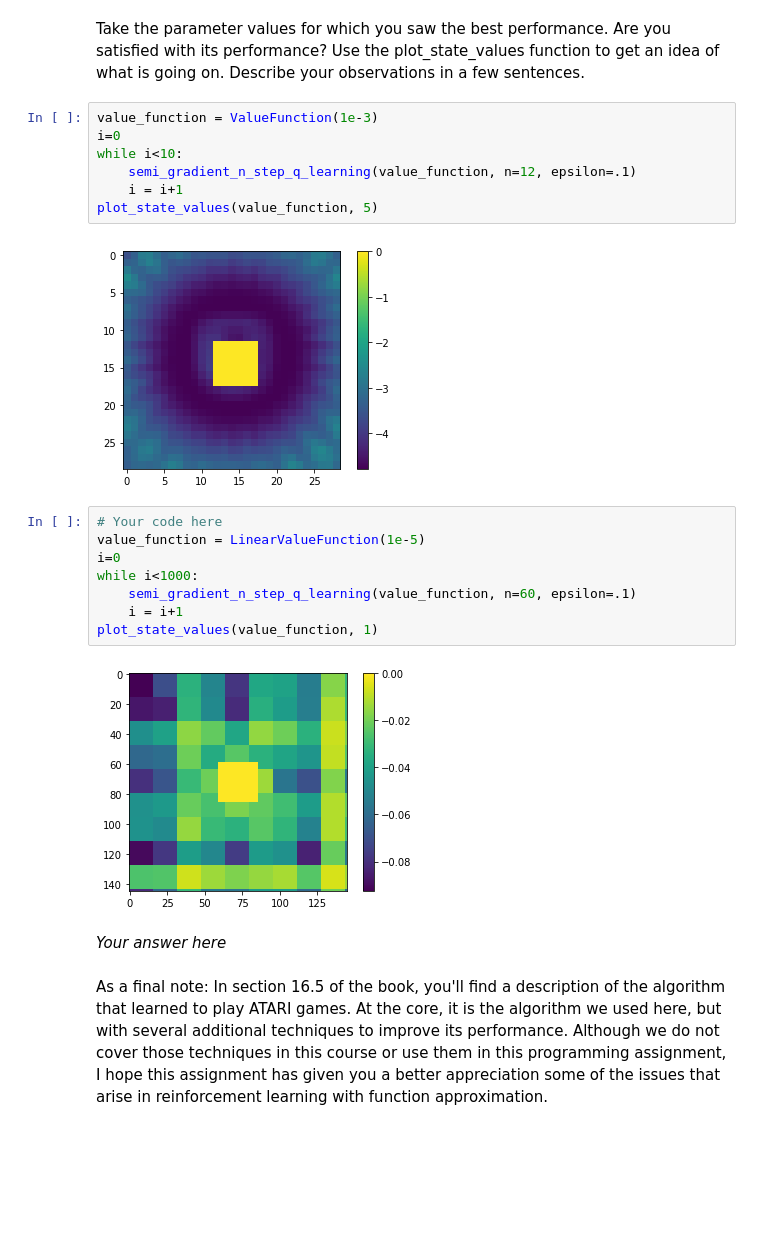
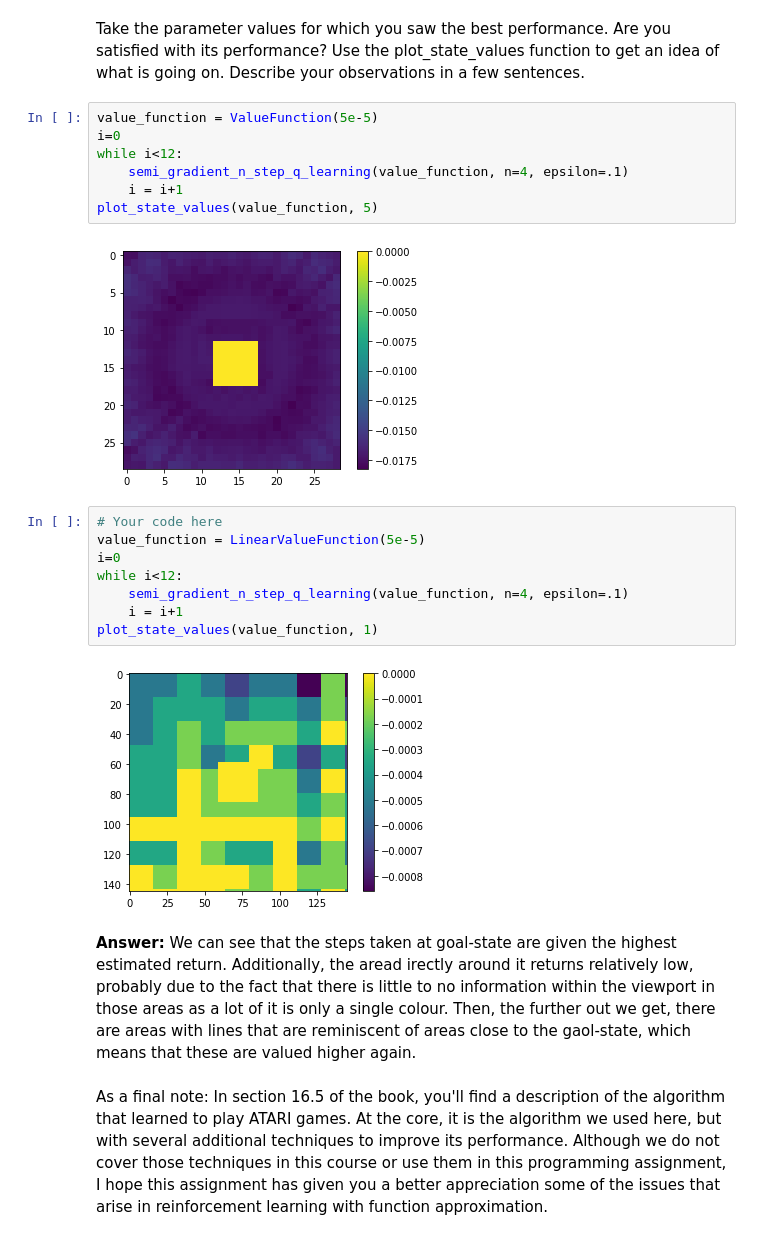
Before and after one commit to ottomattas/INFOMAML, a Jupyter notebook: Assignments/AML_assignment3.ipynb, the cells around one changed output. Saved outputs shown, nothing was run; the diff lists cells and outputs as text; blank space fills up the shorter version.

```diff
--- a/Assignments/AML_assignment3.ipynb
+++ b/Assignments/AML_assignment3.ipynb
@@ -404,25 +387,25 @@ with open("random_estimates.pickle", "wb") as f:
 # %% [markdown]
 Take the parameter values for which you saw the best performance. Are you satisfied with its performance? Use the plot_state_values function to get an idea of what is going on. Describe your observations in a few sentences.
 # %%
-value_function = ValueFunction(1e-3)
+value_function = ValueFunction(5e-5)
 i=0
-while i<10:
-    semi_gradient_n_step_q_learning(value_function, n=12, epsilon=.1)
+while i<12:
+    semi_gradient_n_step_q_learning(value_function, n=4, epsilon=.1)
     i = i+1
 plot_state_values(value_function, 5)
 # %% [output]
-[figure, old version]
+[figure, new version]
 # %%
 # Your code here
-value_function = LinearValueFunction(1e-5)
+value_function = LinearValueFunction(5e-5)
 i=0
-while i<1000:
-    semi_gradient_n_step_q_learning(value_function, n=60, epsilon=.1)
+while i<12:
+    semi_gradient_n_step_q_learning(value_function, n=4, epsilon=.1)
     i = i+1
 plot_state_values(value_function, 1)
 # %% [output]
-[figure, old version]
+[figure, new version]
-# %% [markdown]
-*Your answer here*
+# %% [markdown]
+**Answer:** We can see that the steps taken at goal-state are given the highest estimated return. Additionally, the aread irectly around it returns relatively low, probably due to the fact that there is little to no information within the viewport in those areas as a lot of it is only a single colour. Then, the further out we get, there are areas with lines that are reminiscent of areas close to the gaol-state, which means that these are valued higher again.
 # %% [markdown]
 As a final note: In section 16.5 of the book, you'll find a description of the algorithm that learned to play ATARI games. At the core, it is the algorithm we used here, but with several additional techniques to improve its performance. Although we do not cover those techniques in this course or use them in this programming assignment, I hope this assignment has given you a better appreciation some of the issues that arise in reinforcement learning with function approximation.
```
Also changed, not shown: parts of 3 cells of this notebook.
